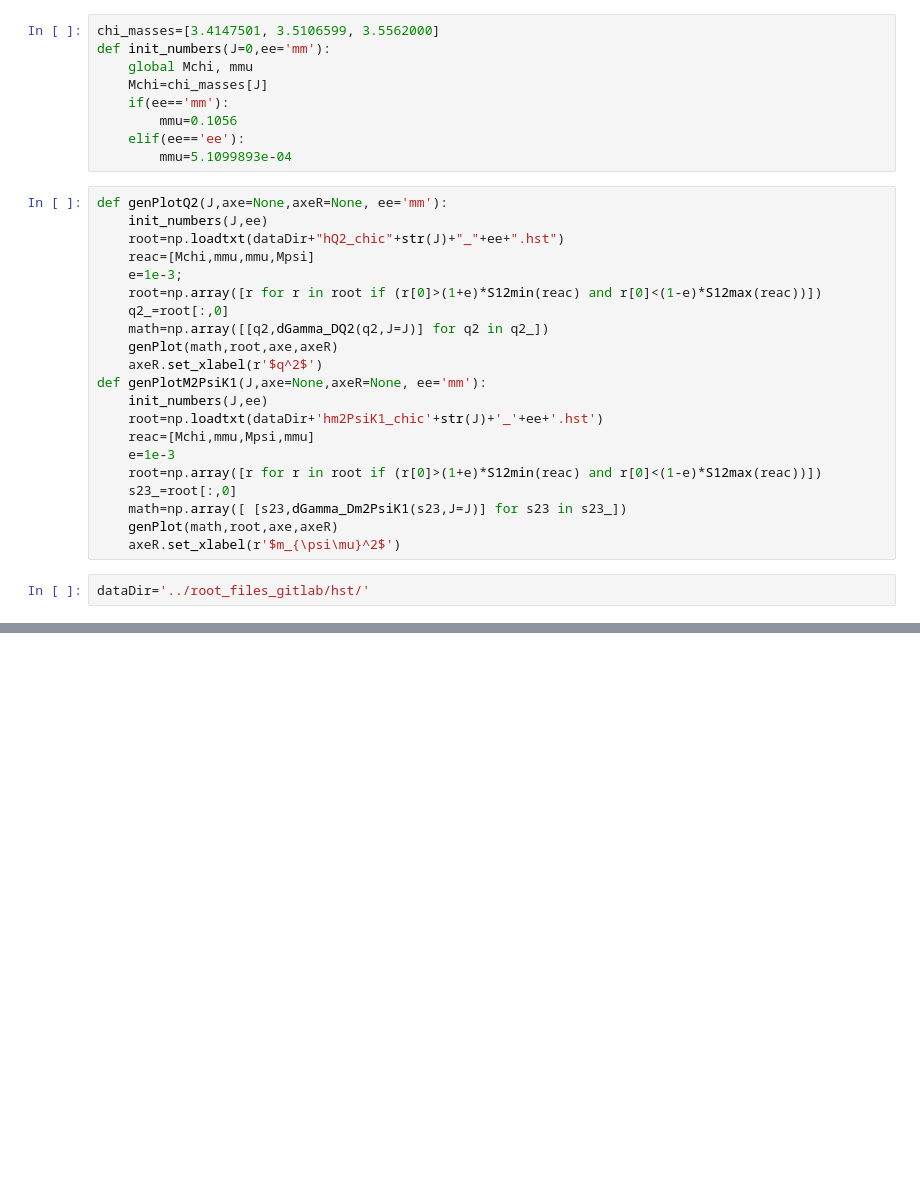
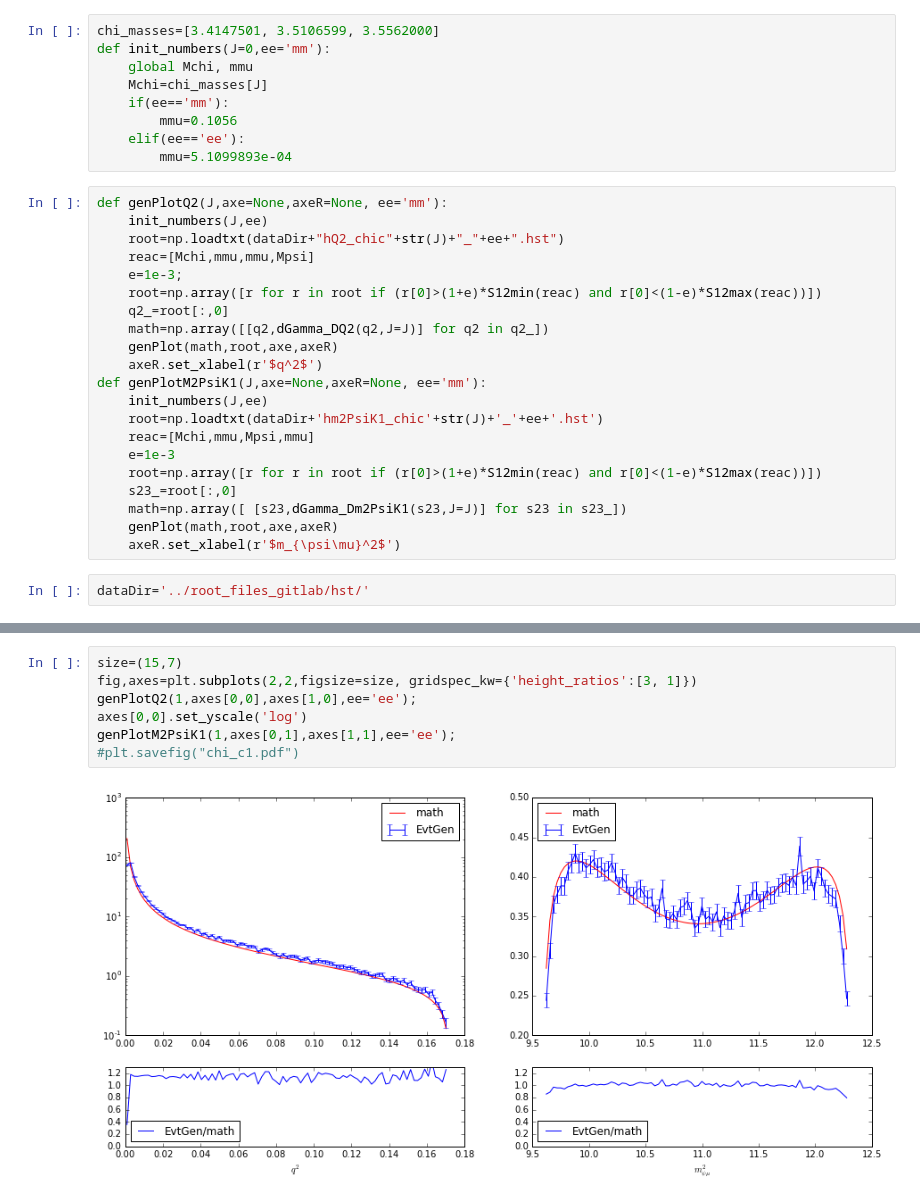
Before and after one commit to alexey-luchinsky/chi_PsiMM, a Jupyter notebook: python/compare_root.ipynb, the cells around one changed output, grey strips where cells are left out. Saved outputs shown, nothing was run; the diff lists cells and outputs as text; blank space fills up the shorter version.

```diff
--- a/python/compare_root.ipynb
+++ b/python/compare_root.ipynb
@@ -157,2 +158,11 @@ genPlotM2PsiK1(1,axes[0,1],axes[1,1]);
+# %%
+size=(15,7)
+fig,axes=plt.subplots(2,2,figsize=size, gridspec_kw={'height_ratios':[3, 1]})
+genPlotQ2(1,axes[0,0],axes[1,0],ee='ee');
+axes[0,0].set_yscale('log')
+genPlotM2PsiK1(1,axes[0,1],axes[1,1],ee='ee');
+#plt.savefig("chi_c1.pdf")
+# %% [output]
+[figure, added]
 # %%
 size=(15,7)
```
Also changed, not shown: parts of 6 cells of this notebook.
